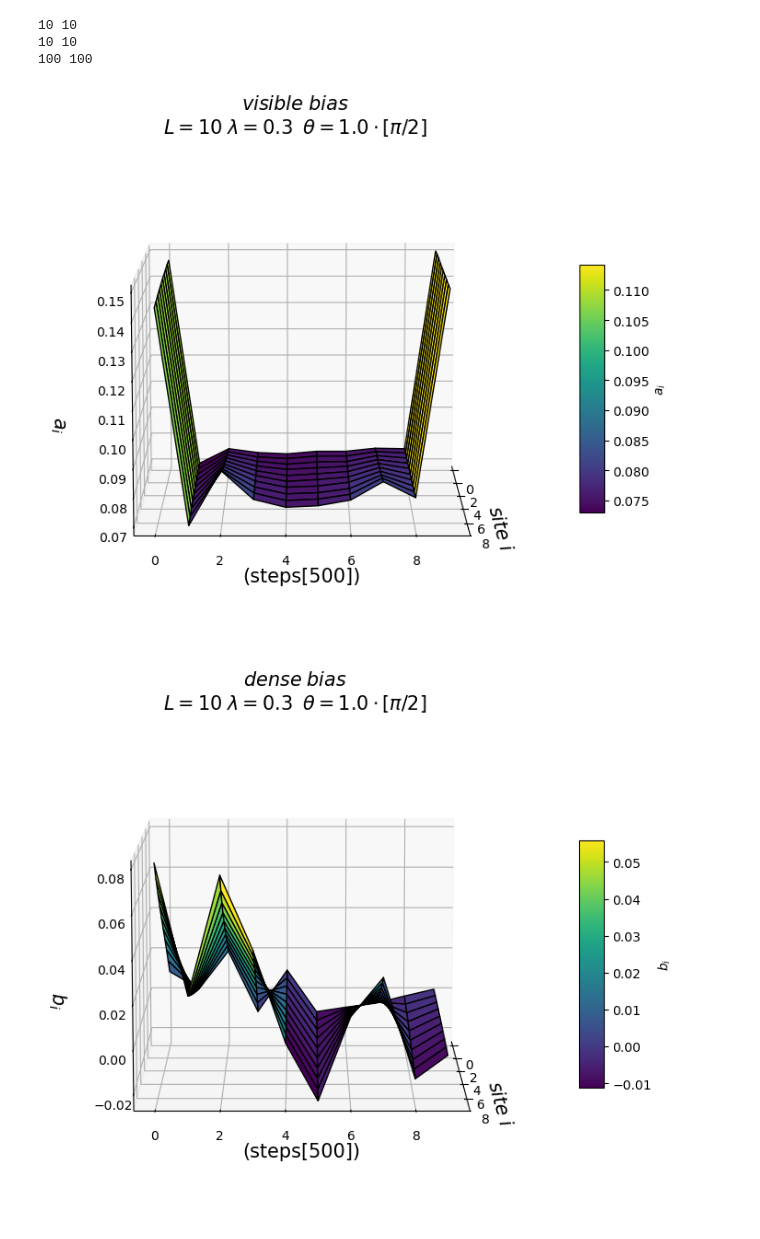
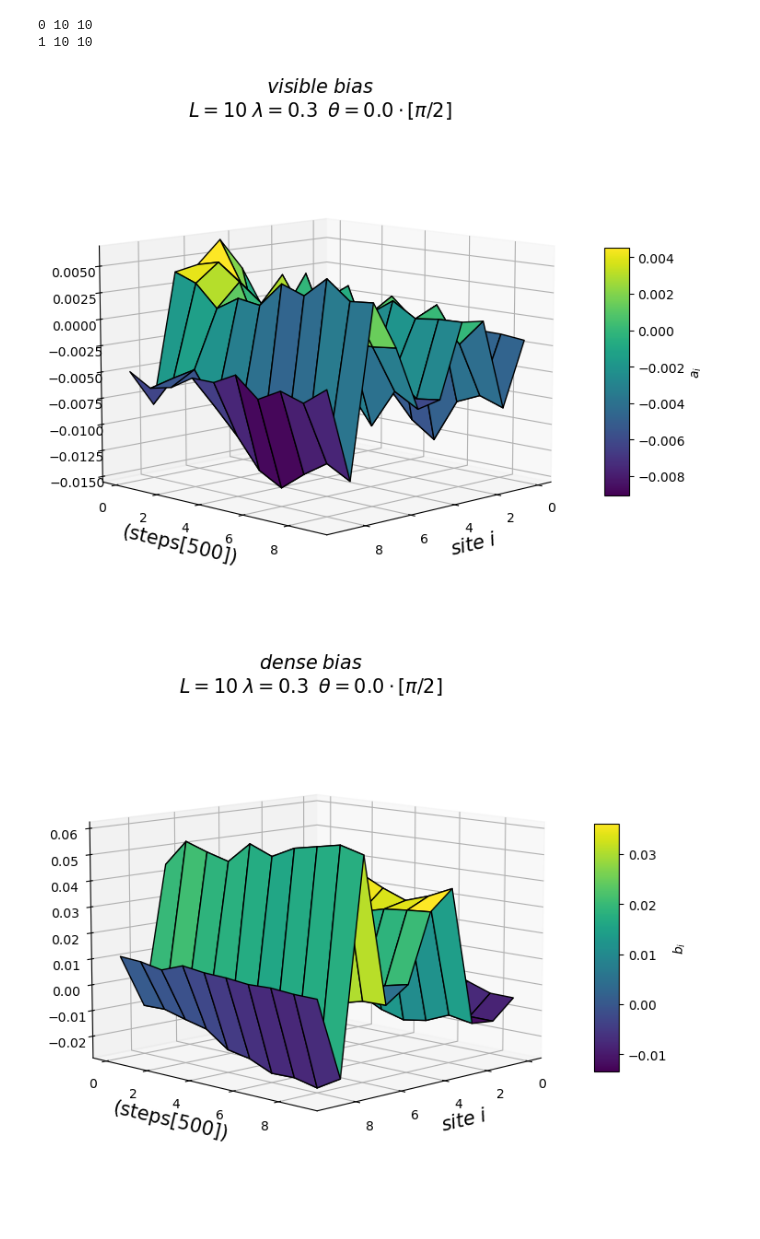
Before and after one commit to rscortessa/NNs, a Jupyter notebook: RUN_QIM_RBM.ipynb, the cells around one changed output. Saved outputs shown, nothing was run; the diff lists cells and outputs as text; code cells hidden in the pictures.

```diff
--- a/RUN_QIM_RBM.ipynb
+++ b/RUN_QIM_RBM.ipynb
@@ -125,6 +128,7 @@ for ii in range(len(angle)):
     g = nk.graph.Hypercube(length=L, n_dim=1, pbc=False)
     #sampler = nk.sampler.MetropolisExchange(hilbert=hi,graph=g)
     sampler=nk.sampler.MetropolisHamiltonian(hi, hamiltonian=H)
+    #sampler=nk.sampler.ExactSampler(hi)
     #sampler=nk.sampler.MetropolisLocal(hi,n_chains=128,sweep_size=50)
     vstate=nk.vqs.MCState(sampler,model,n_samples=NS)
     optimizer=nk.optimizer.Sgd(learning_rate=learning_rate)
@@ -144,10 +148,10 @@ for ii in range(len(angle)):
     for kk in range(NSPCA):
         PSI.run(obs=obs,n_iter=NR_eff,log=log)
         PSI.save_params(kk,log2)
-        if ii!=0:
-            broken_z2=False
-        else:
-            broken_z2=True
+        #if ii!=0:
+        #    broken_z2=False
+        #else:
+        #    broken_z2=True
 
         PSI.compute_PCA(10**(-8),i=kk,log=log3,broken_z2=broken_z2)
 
@@ -330,11 +347,0 @@ for j in range(len(sites_corr)):
-# %%
-#Way to get DATA from json files:
-
-import json
-
-# Load the data from the JSON file
-with open("help.json", "r") as f:
-    data = json.load(f)
-
-# Print the data to inspect its structure
-print(data["P"]["Mean"])
@@ -355,10 +360,8 @@ for i in range(len(angle)):
         data[i] = json.load(f)
 
 # Print the data to inspect its structure
-# %%
-Y = np.arange(0, NSPCA , 1)  # Y values (columns)
 # %%
-ang=4
+ang=0
 param_RBM=data[ang]
 # %%
 labels=[r"$visible\;bias$",r"$dense\;bias$",r"$kernel$"]
@@ -368,27 +371,27 @@ Z=[np.array(param_RBM["params"]["visible_bias"]["value"]),np.array(param_RBM["pa
 Z[2]=Z[2].reshape(-1,Z[2].shape[-1])
 # %%
 # Create the 3D figure
-for i in range(len(label_par)):
+for i in range(len(label_par)-1):
 
-    X = np.arange(0,len(Z[i]), 1)  # X values (rows)
-    print(len(Z[i]),len(X))
-    X_mesh, Y_mesh = np.meshgrid(X, Y)
+    X = np.arange(0,NSPCA, 1)  # X values (rows)
+    Y = np.arange(0, len(Z[i][0]), 1)  # Y values (columns)
+    print(i,len(Z[i]),len(X))
+    X_mesh, Y_mesh = np.meshgrid(Y, X)
     fig = plt.figure(figsize=(10, 7))
     ax = fig.add_subplot(111, projection='3d')
-    surf = ax.plot_surface(X_mesh, Y_mesh, Z[i].T, cmap='viridis', edgecolor='k')
+    surf = ax.plot_surface(X_mesh, Y_mesh, Z[i], cmap='viridis', edgecolor='k')
     # Add a color bar
     cbar = fig.colorbar(surf, ax=ax, shrink=0.5, aspect=10, pad=0.05)
     cbar.set_label(label_par[i])
     # Labels and title
     ax.set_xlabel(r"$site\;i$ ",fontsize=15)
     ax.set_ylabel("(steps["+str(int(NR/NSPCA))+"])",fontsize=15)
     ax.set_zlabel(label_par[i], labelpad=20,fontsize=15)
     ax.set_title(labels[i]+"\n"+"$L="+str(L)+r"\;\lambda="+str(round(G*DG,1))+r"\;\;\theta="+str(angle[ang]/(np.pi/2))+r"\cdot [\pi/2]$",fontsize=15)
-    ax.view_init(elev=10, azim=0)  # Adjust angles (elevation=45°, azimuth=120°)
+    ax.view_init(elev=10, azim=45)  # Adjust angles (elevation=45°, azimuth=120°)
     plt.savefig(MASTER_DIR+"/"+"theta"+str(ang)+labels_name[i]+"L"+str(L)+"G"+str(G)+".png")
 # %% [output]
-10 10
-10 10
-100 100
+0 10 10
+1 10 10
-[figure, old version]
+[figure, new version]
-[figure, old version]
+[figure, new version]
```
Also changed, not shown: parts of 20 cells of this notebook.
